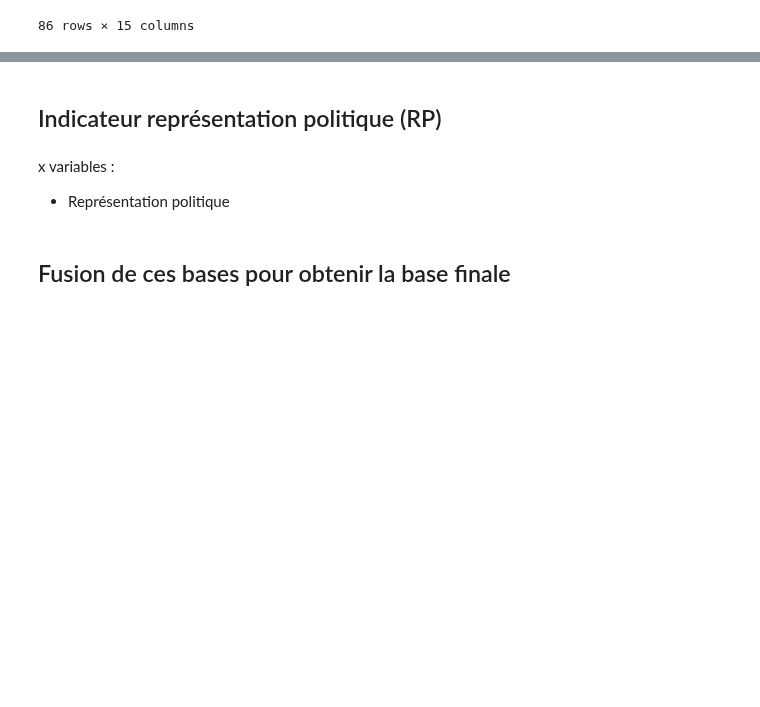
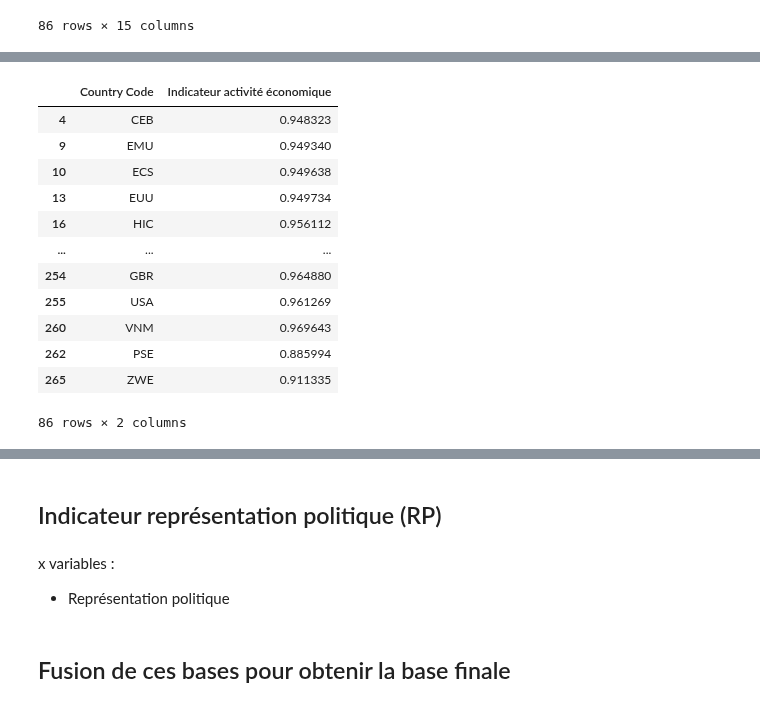
Before and after one commit to cmllbll/Gender-Inequalities-and-Development, a Jupyter notebook: création indicateurs fertilité et situation économiquee.ipynb, the cells around one changed output, grey strips where cells are left out. Cells and saved outputs as stored; diff of their text form; code cells hidden in the pictures; blank space fills up the shorter version.

Commit message:
Update activité économique

```diff
--- a/création indicateurs fertilité et situation économiquee.ipynb
+++ b/création indicateurs fertilité et situation économiquee.ipynb
@@ -872,7 +752,3 @@ Covariance Type:             nonrobust
 
 Warnings:
 [1] Standard Errors assume that the covariance matrix of the errors is correctly specified.
-# %%
-df_activite_economique2["Ratio women on men part time indicator"]=df_activite_economique2["Ratio women on men part time"]/df_activite_economique2["Ratio women on men part time"].max()
-df_activite_economique2["Ratio women on men unemployment indicator"]=df_activite_economique2["Ratio women on men unemployment"]/df_activite_economique2["Ratio women on men unemployment"].max()
-df_activite_economique2
@@ -878,0 +757,5 @@ df_activite_economique2
+# %%
+df_activite_economique2["Ratio women on men vulnerable job Tx"]=100-df_activite_economique2["Ratio women on men vulnerable job"]
+df_activite_economique2["Ratio women on men vulnerable job indicator"]=df_activite_economique2["Ratio women on men vulnerable job Tx"]/df_activite_economique2["Ratio women on men vulnerable job Tx"].max()
+df_activite_economique2["Employment to population ratio, 15+ female indicator"]=df_activite_economique2["Employment to population ratio, 15+, female"]/df_activite_economique2["Employment to population ratio, 15+, female"].max()
+df_activite_economique2
@@ -878,0 +776,19 @@ df_activite_economique2
+# %%
+df_activite_economique2["Indicateur activité économique"]=1/8*(df_activite_economique2["Employment to population ratio, 15+ female indicator"])+7/8*(df_activite_economique2["Ratio women on men vulnerable job indicator"])
+# %%
+df_activite_economique2=df_activite_economique2[["Country Code", "Indicateur activité économique"]]
+df_activite_economique2
+# %% [output]
+|  | Country Code | Indicateur activité économique |
+| 4 | CEB | 0.948323 |
+| 9 | EMU | 0.949340 |
+| 10 | ECS | 0.949638 |
+| 13 | EUU | 0.949734 |
+| 16 | HIC | 0.956112 |
+| ... | ... | ... |
+| 254 | GBR | 0.964880 |
+| 255 | USA | 0.961269 |
+| 260 | VNM | 0.969643 |
+| 262 | PSE | 0.885994 |
+| 265 | ZWE | 0.911335 |
+86 rows × 2 columns
```
Also changed, not shown: parts of 18 cells of this notebook.
